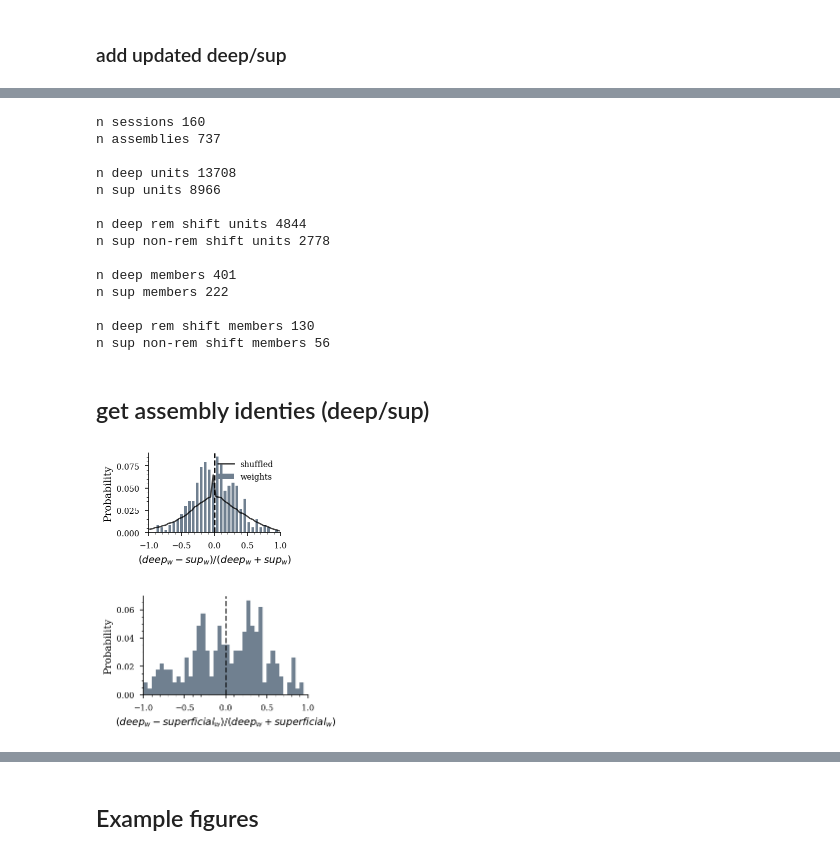
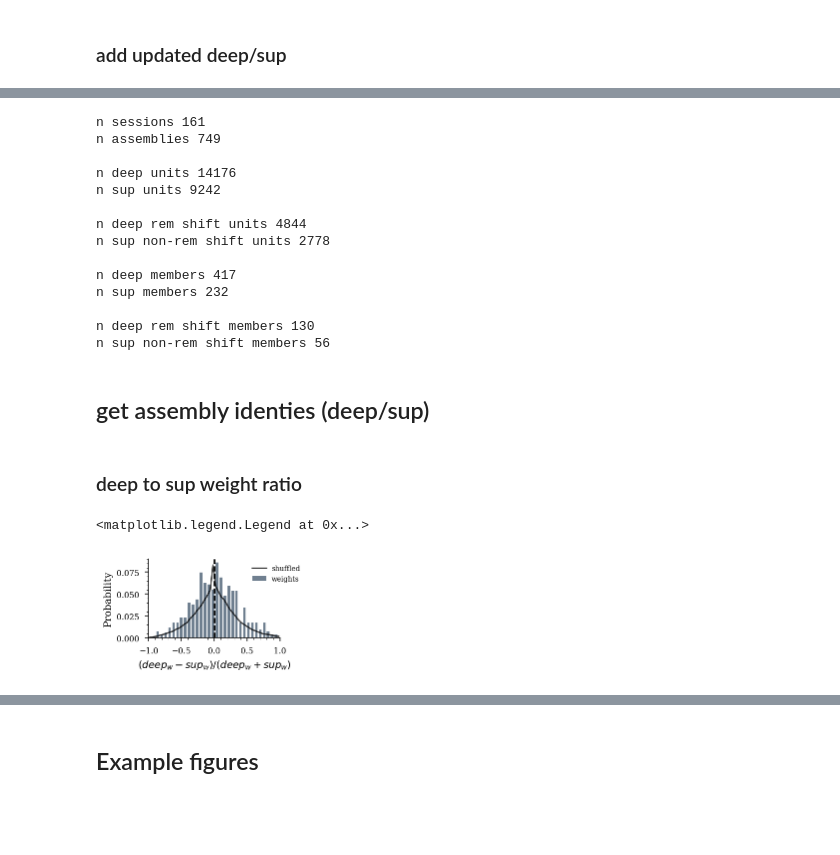
Before and after one commit to ryanharvey1/ripple_heterogeneity, a Jupyter notebook: python/notebooks/assembly.ipynb, the cells around one changed output, grey strips where cells are left out. Drawn from its saved outputs; the diff is of its cells as text; code cells hidden in the pictures; blank space fills up the shorter version.

Commit message:
updated plots

```diff
--- a/python/notebooks/assembly.ipynb
+++ b/python/notebooks/assembly.ipynb
@@ -132,6 +132,6 @@ df
 # %%
-df = df[df.deepSuperficial != "middle"]
-df
+# df = df[df.deepSuperficial != "middle"]
+# df
 # %%
 import add_rem_shift
 df = add_rem_shift.add_rem_shift(df)
@@ -151,17 +151,17 @@ print('')
 print('n deep rem shift members',((df.layer_rem_shift == 'deep_rem_shift') & df.membership).sum())
 print('n sup non-rem shift members',((df.layer_rem_shift == 'sup_non_rem_shift') & df.membership).sum())
 # %% [output]
-n sessions 160
-n assemblies 737
+n sessions 161
+n assemblies 749
 
-n deep units 13708
-n sup units 8966
+n deep units 14176
+n sup units 9242
 
 n deep rem shift units 4844
 n sup non-rem shift units 2778
 
-n deep members 401
-n sup members 222
+n deep members 417
+n sup members 232
 
 n deep rem shift members 130
 n sup non-rem shift members 56
@@ -329,51 +348,34 @@ prop_df['label_by_weight_rem_shift'] = labels
+# %% [markdown]
+### deep to sup weight ratio
 # %%
 plt.figure(figsize=functions.set_size('thesis', fraction=.4, subplots=(1,1)), edgecolor='k')
 ratio = (prop_df.deep_weights-prop_df.sup_weights)/(prop_df.deep_weights+prop_df.sup_weights)
 bin_width = .04
 x = np.arange(-1,1,bin_width+bin_width/2)
 binned_ratio,_ = np.histogram(ratio,bins=x)
 plt.bar(x[:-1]+bin_width/2,binned_ratio/binned_ratio.sum(),width=bin_width,color="slategrey",label='weights')
 
 plt.xlim(-1,1)
 plt.axvline(0,color='k',ls='--')
 plt.xlabel(r'$(deep_{w} - sup_{w}) / (deep_{w} + sup_{w})$')
 plt.ylabel('Probability')
 
 ax = plt.gca()
 ax.spines["right"].set_visible(False)
 ax.spines["top"].set_visible(False)
 ax.xaxis.set_minor_locator(AutoMinorLocator())
 ax.yaxis.set_minor_locator(AutoMinorLocator())
 
-ratio = (np.hstack(deep_rem_weights_shuff)-np.hstack(sup_rem_weights_shuff))/(np.hstack(deep_rem_weights_shuff)+np.hstack(sup_rem_weights_shuff))
+ratio = (np.hstack(deep_weights_shuff)-np.hstack(sup_weights_shuff))/(np.hstack(deep_weights_shuff)+np.hstack(sup_weights_shuff))
 # bin_width = .01
 x = np.arange(-1,1+bin_width/2,bin_width)
 binned_ratio,_ = np.histogram(ratio,bins=x)
 plt.plot(x[:-1]+bin_width/2,binned_ratio/binned_ratio.sum(),color="k",alpha=.75,label='shuffled')
 
-plt.legend(frameon=False,loc='best')
-plt.savefig(os.path.join(fig_save_path,'deep_sup_assembly_weight.svg'),dpi=300,bbox_inches='tight')
+# plt.legend(frameon=False,loc='best')
+plt.legend(loc='best', bbox_to_anchor=(.7, 0., 0.5, 1),fontsize='x-small',frameon=False)
+
+# plt.savefig(os.path.join(fig_save_path,'deep_sup_assembly_weight.svg'),dpi=300,bbox_inches='tight')
 # %% [output]
+<matplotlib.legend.Legend at 0x...>
-[figure, old version]
+[figure, new version]
-# %%
-plt.figure(figsize=functions.set_size('thesis', fraction=.5, subplots=(1,1)), edgecolor='k')
-ratio = (prop_df.deep_rem_weights-prop_df.sup_rem_weights)/(prop_df.deep_rem_weights+prop_df.sup_rem_weights)
-bin_width = .05
-x = np.arange(-1,1,bin_width)
-binned_ratio,_ = np.histogram(ratio,bins=x)
-plt.bar(x[:-1]+bin_width/2,binned_ratio/binned_ratio.sum(),width=bin_width,color="slategrey")
-
-plt.xlim(-1,1)
-plt.axvline(0,color='k',ls='--')
-plt.xlabel(r'$(deep_{w} - superficial_{w}) / (deep_{w} + superficial_{w})$')
-plt.ylabel('Probability')
-
-ax = plt.gca()
-ax.spines["right"].set_visible(False)
-ax.spines["top"].set_visible(False)
-ax.xaxis.set_minor_locator(AutoMinorLocator())
-ax.yaxis.set_minor_locator(AutoMinorLocator())
-
-# plt.savefig(os.path.join(fig_save_path,'deep_sup_rem_assembly_weight.svg'),dpi=300,bbox_inches='tight')
-# %% [output]
-[figure, removed]
```
Also changed, not shown: parts of 14 cells of this notebook.
